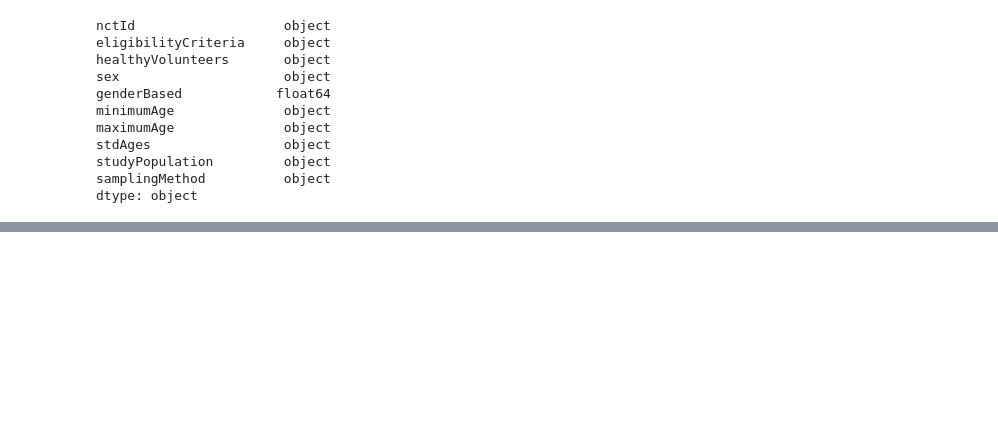
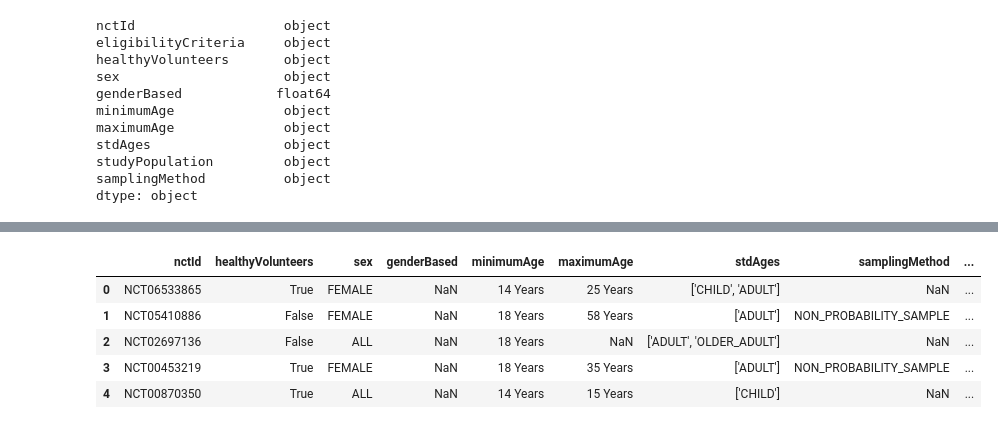
Before and after one commit to QinxiW/clinical-trials-criterias-rec, a Jupyter notebook: trails_criteria_matching_and_rec.ipynb, the cells around one changed output, grey strips where cells are left out. Cells and saved outputs as stored; diff of their text form; code cells hidden in the pictures; blank space fills up the shorter version.

```diff
--- a/trails_criteria_matching_and_rec.ipynb
+++ b/trails_criteria_matching_and_rec.ipynb
@@ -190,0 +285,12 @@ dtype: object
+# %%
+# test with cleaned text
+df_cleaned = pd.read_csv('FHA_trials_eligibility_criteria_muti_query-cleaned.csv')
+# %%
+df_cleaned.head()
+# %% [output]
+|  | nctId | healthyVolunteers | sex | genderBased | minimumAge | maximumAge | stdAges | samplingMethod | ... |
+| 0 | NCT06533865 | True | FEMALE | NaN | 14 Years | 25 Years | ['CHILD', 'ADULT'] | NaN | ... |
+| 1 | NCT05410886 | False | FEMALE | NaN | 18 Years | 58 Years | ['ADULT'] | NON_PROBABILITY_SAMPLE | ... |
+| 2 | NCT02697136 | False | ALL | NaN | 18 Years | NaN | ['ADULT', 'OLDER_ADULT'] | NaN | ... |
+| 3 | NCT00453219 | True | FEMALE | NaN | 18 Years | 35 Years | ['ADULT'] | NON_PROBABILITY_SAMPLE | ... |
+| 4 | NCT00870350 | True | ALL | NaN | 14 Years | 15 Years | ['CHILD'] | NaN | ... |
```
Also changed, not shown: parts of 12 cells of this notebook, 2 other files.
